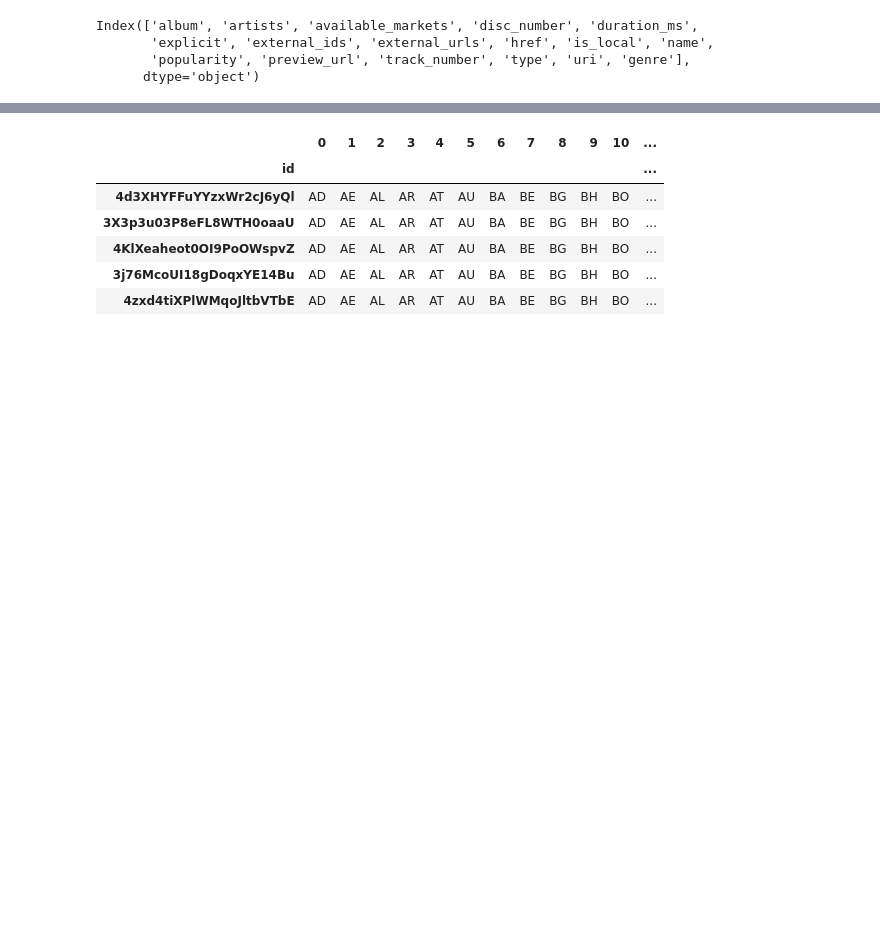
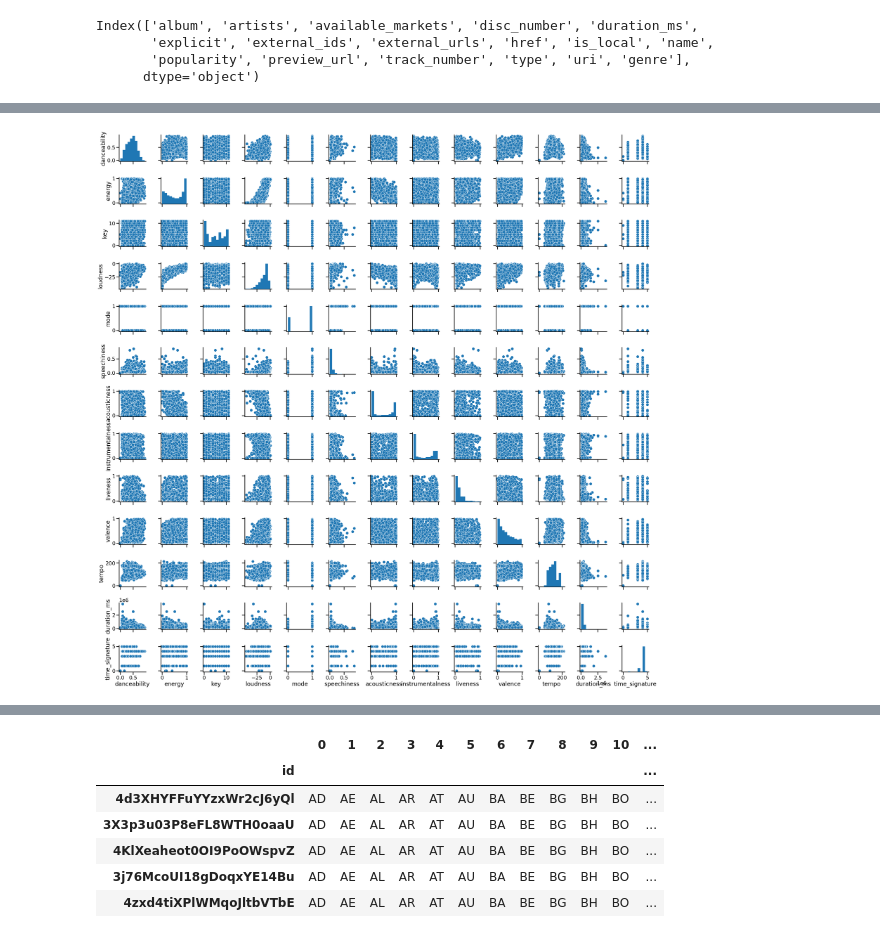
Before and after one commit to tincho-mehaudy/DMCyT, a Jupyter notebook: TP1_Consigna1.ipynb, the cells around one changed output, grey strips where cells are left out. Saved outputs shown, nothing was run; the diff lists cells and outputs as text; code cells hidden in the pictures; blank space fills up the shorter version.

```diff
--- a/TP1_Consigna1.ipynb
+++ b/TP1_Consigna1.ipynb
@@ -171,0 +192,4 @@ See the caveats in the documentation: https://pandas.pydata.org/pandas-docs/stab
+# %%
+sns.pairplot(df_af);
+# %% [output]
+[figure, added]
```
Also changed, not shown: parts of 16 cells of this notebook.
